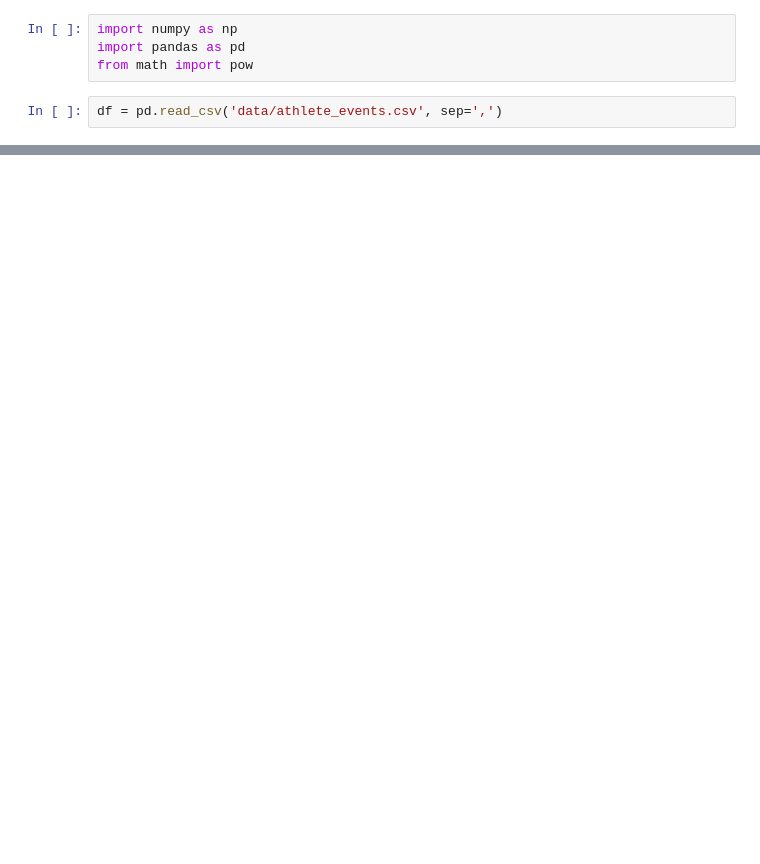
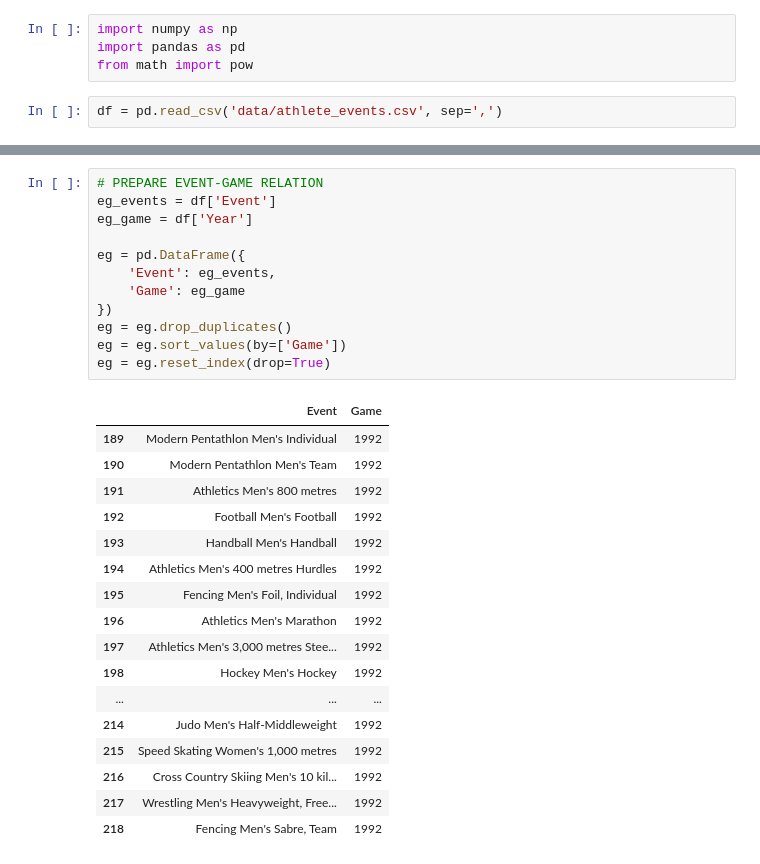
Before and after one commit to Ermako27/data_base, a Jupyter notebook: lab1/try_pandas.ipynb, the cells around one changed output, grey strips where cells are left out. Saved outputs shown, nothing was run; the diff lists cells and outputs as text; blank space fills up the shorter version.

```diff
--- a/lab1/try_pandas.ipynb
+++ b/lab1/try_pandas.ipynb
@@ -141,0 +134,30 @@ events
+# %%
+# PREPARE EVENT-GAME RELATION
+eg_events = df['Event']
+eg_game = df['Year']
+
+eg = pd.DataFrame({
+    'Event': eg_events,
+    'Game': eg_game
+})
+eg = eg.drop_duplicates()
+eg = eg.sort_values(by=['Game'])
+eg = eg.reset_index(drop=True)
+# %% [output]
+|  | Event | Game |
+| 189 | Modern Pentathlon Men's Individual | 1992 |
+| 190 | Modern Pentathlon Men's Team | 1992 |
+| 191 | Athletics Men's 800 metres | 1992 |
+| 192 | Football Men's Football | 1992 |
+| 193 | Handball Men's Handball | 1992 |
+| 194 | Athletics Men's 400 metres Hurdles | 1992 |
+| 195 | Fencing Men's Foil, Individual | 1992 |
+| 196 | Athletics Men's Marathon | 1992 |
+| 197 | Athletics Men's 3,000 metres Stee... | 1992 |
+| 198 | Hockey Men's Hockey | 1992 |
+| ... | ... | ... |
+| 214 | Judo Men's Half-Middleweight | 1992 |
+| 215 | Speed Skating Women's 1,000 metres | 1992 |
+| 216 | Cross Country Skiing Men's 10 kil... | 1992 |
+| 217 | Wrestling Men's Heavyweight, Free... | 1992 |
+| 218 | Fencing Men's Sabre, Team | 1992 |
```
Also changed, not shown: parts of 15 cells of this notebook, 1 other file.
